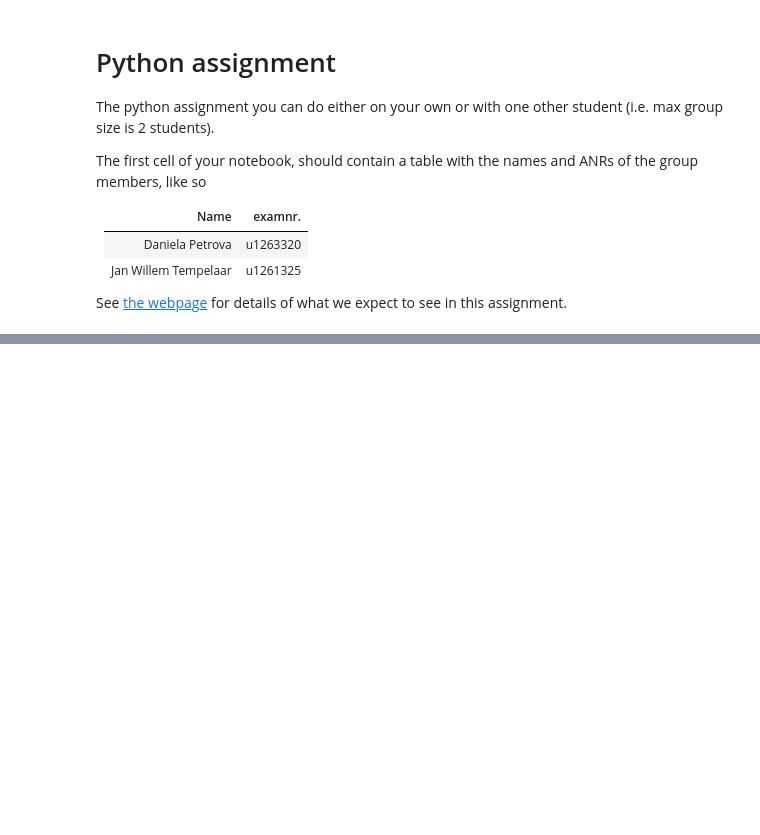
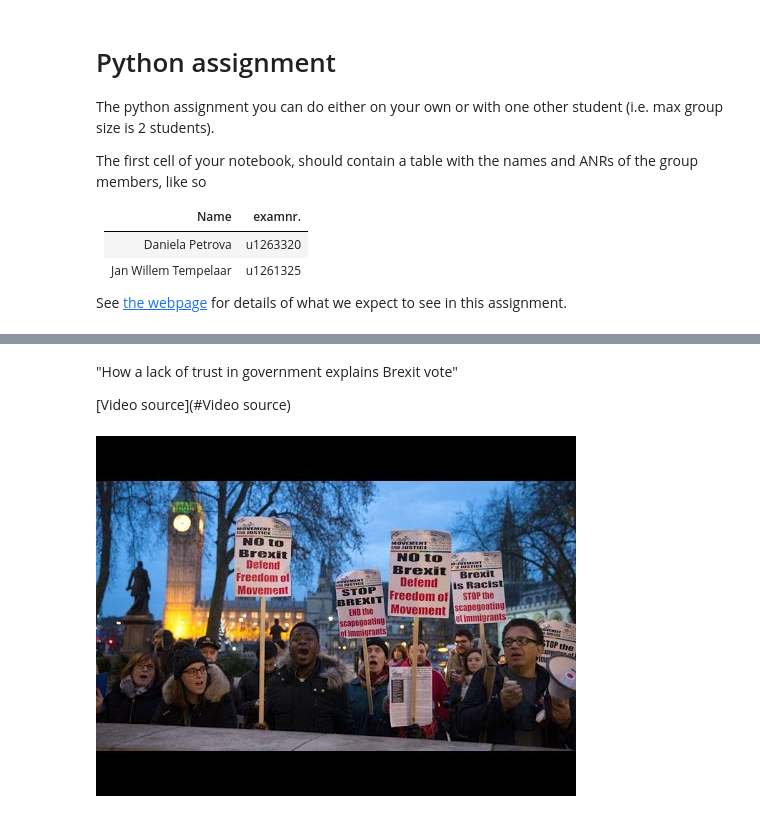
Before and after one commit to DaniPetrova/assignments, a Jupyter notebook: Final_Assignment_AEA1.ipynb, the cells around one changed output, grey strips where cells are left out. Drawn from its saved outputs; the diff is of its cells as text; code cells hidden in the pictures; blank space fills up the shorter version.

```diff
--- a/Final_Assignment_AEA1.ipynb
+++ b/Final_Assignment_AEA1.ipynb
@@ -55,0 +55,11 @@ fin crisis and other explanations of change in trust
+# %% [markdown]
+"How a lack of trust in government explains Brexit vote"
+
+[Video source](#Video source)
+# %%
+from IPython.display import YouTubeVideo
+YouTubeVideo("QKfZ4qUmEV0")
+# %% [output]
+[figure, added]
+# %% [markdown]
+<a id='Method'></a>
```
Also changed, not shown: parts of 47 cells of this notebook.
